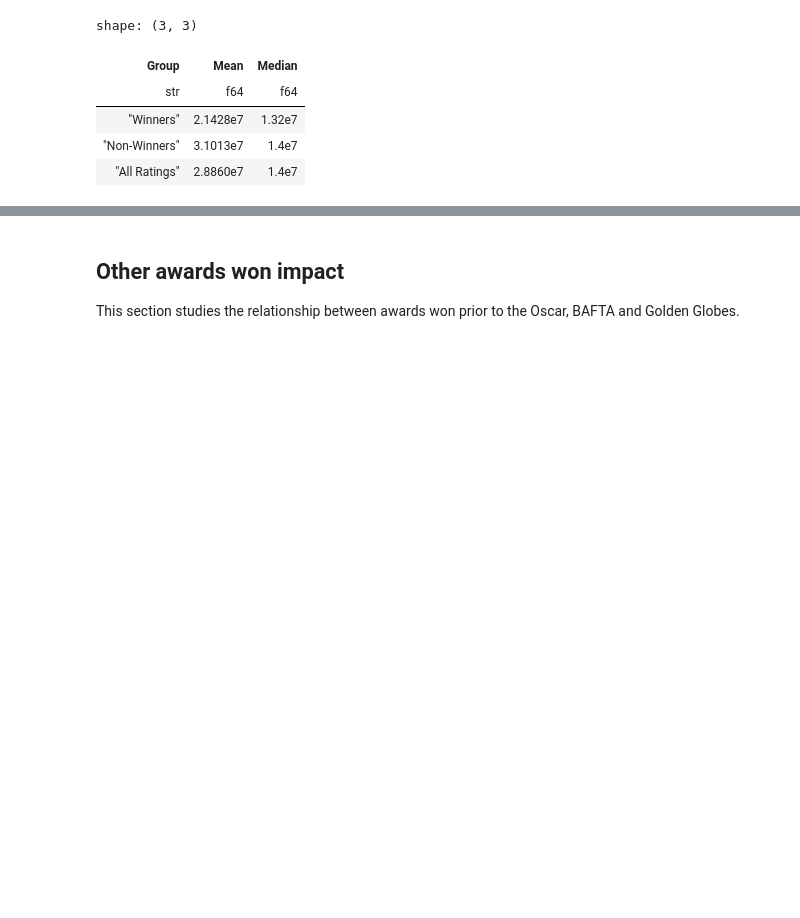
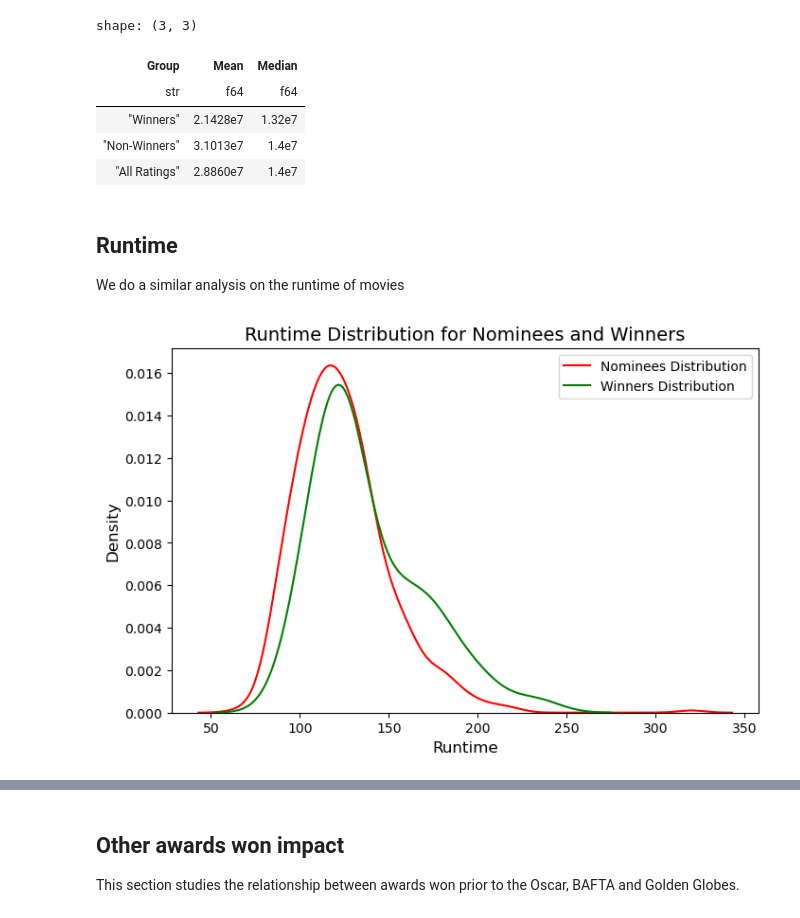
Before and after one commit to Emiile9/MLProject, a Jupyter notebook: Notebooks/Visualization_and_Metrics.ipynb, the cells around one changed output, grey strips where cells are left out. Drawn from its saved outputs; the diff is of its cells as text; code cells hidden in the pictures; blank space fills up the shorter version.

Commit message:
Notebook for visualisation final

```diff
--- a/Notebooks/Visualization_and_Metrics.ipynb
+++ b/Notebooks/Visualization_and_Metrics.ipynb
@@ -115,3 +116,24 @@ shape: (3, 3)
 | "Winners" | 2.1428e7 | 1.32e7 |
 | "Non-Winners" | 3.1013e7 | 1.4e7 |
 | "All Ratings" | 2.8860e7 | 1.4e7 |
+# %% [markdown]
+## Runtime
+We do a similar analysis on the runtime of movies
+# %%
+#Same for runtime
+overall_runtimeMinutes = df['runtimeMinutes']
+winners_runtimeMinutes = winners_df['runtimeMinutes']
+nominees_runtimeMinutes = nominees_df['runtimeMinutes']
+
+#distribution plot
+plt.figure(figsize=(8, 5))
+sns.kdeplot(nominees_runtimeMinutes, color='red', label='Nominees Distribution', fill=False)
+sns.kdeplot(winners_runtimeMinutes, color='green', label='Winners Distribution', fill=False)
+plt.title('Runtime Distribution for Nominees and Winners', fontsize=14)
+plt.xlabel('Runtime', fontsize=12)
+plt.ylabel('Density', fontsize=12)
+plt.legend()
+plt.show()
+plt.close()
+# %% [output]
+[figure, added]
```
Also changed, not shown: parts of 8 cells of this notebook.
